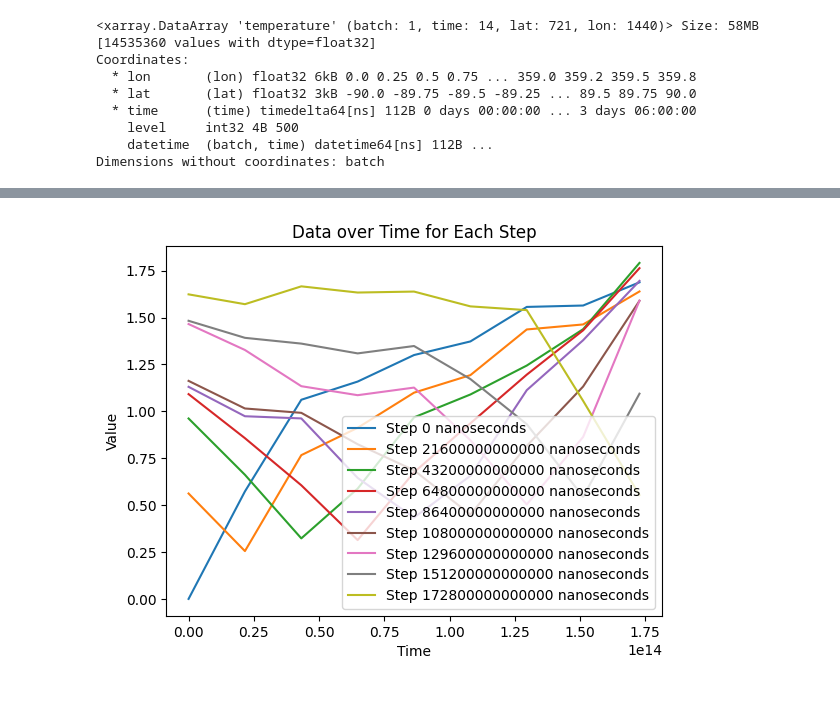
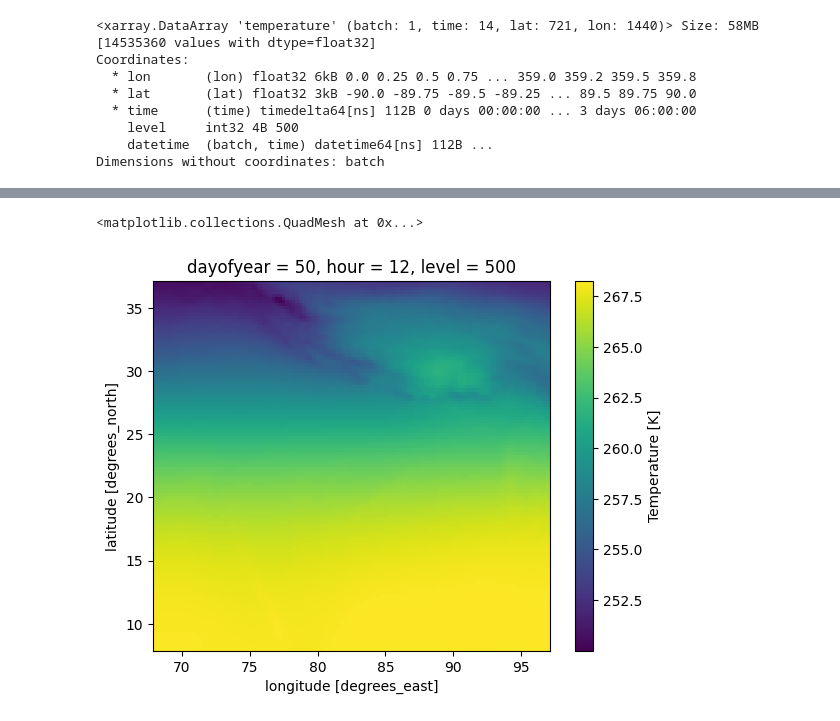
Before and after one commit to SaptarishiD/ai-models, a Jupyter notebook: src/ai_models/forecast_bench.ipynb, the cells around one changed output, grey strips where cells are left out. Saved outputs shown, nothing was run; the diff lists cells and outputs as text; code cells hidden in the pictures.

Commit message:
misc plots, graphs and test heatmap

```diff
--- a/src/ai_models/forecast_bench.ipynb
+++ b/src/ai_models/forecast_bench.ipynb
@@ -584,13 +423,9 @@ No artists with labels found to put in legend.  Note that artists whose label st
-# %%
-for step in my_rmse.step:
-    # my_rmse.sel(step=step)
-    my_rmse.sel(step=step).plot.line(x='time', label=f'Step {step.values}')
-
-
-plt.title('Data over Time for Each Step')
-plt.xlabel('Time')
-plt.ylabel('Value')
-plt.legend()
-plt.show()
-# %% [output]
-[figure, removed]
+# %%
+graphs_path = "/Users/user/Documents_stuff/Ashoka/Capstone_Project/code/ai-models/src/ai_models/results/20220101-42hrs/graphs"
+climatology_path = "/Users/user/Documents_stuff/Ashoka/Capstone_Project/code/ai-models/data/input_data/era5_climatology_first60days_alllevels"
+
+clim = xr.open_dataset(climatology_path)
+clim['temperature'].sel(dayofyear=50, hour=12).plot()
+# %% [output]
+<matplotlib.collections.QuadMesh at 0x...>
+[figure, added]
```
Also changed, not shown: parts of 41 cells of this notebook, 36 other files.
